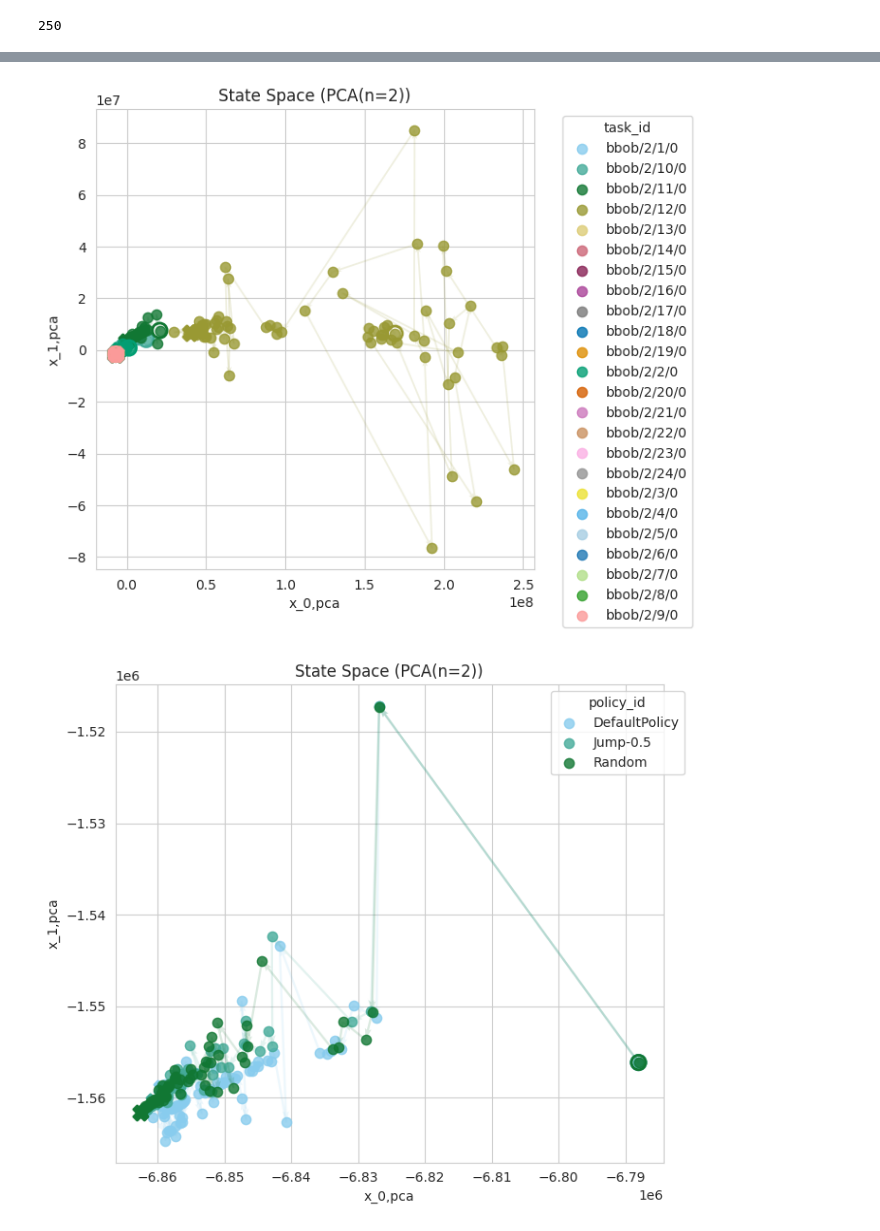
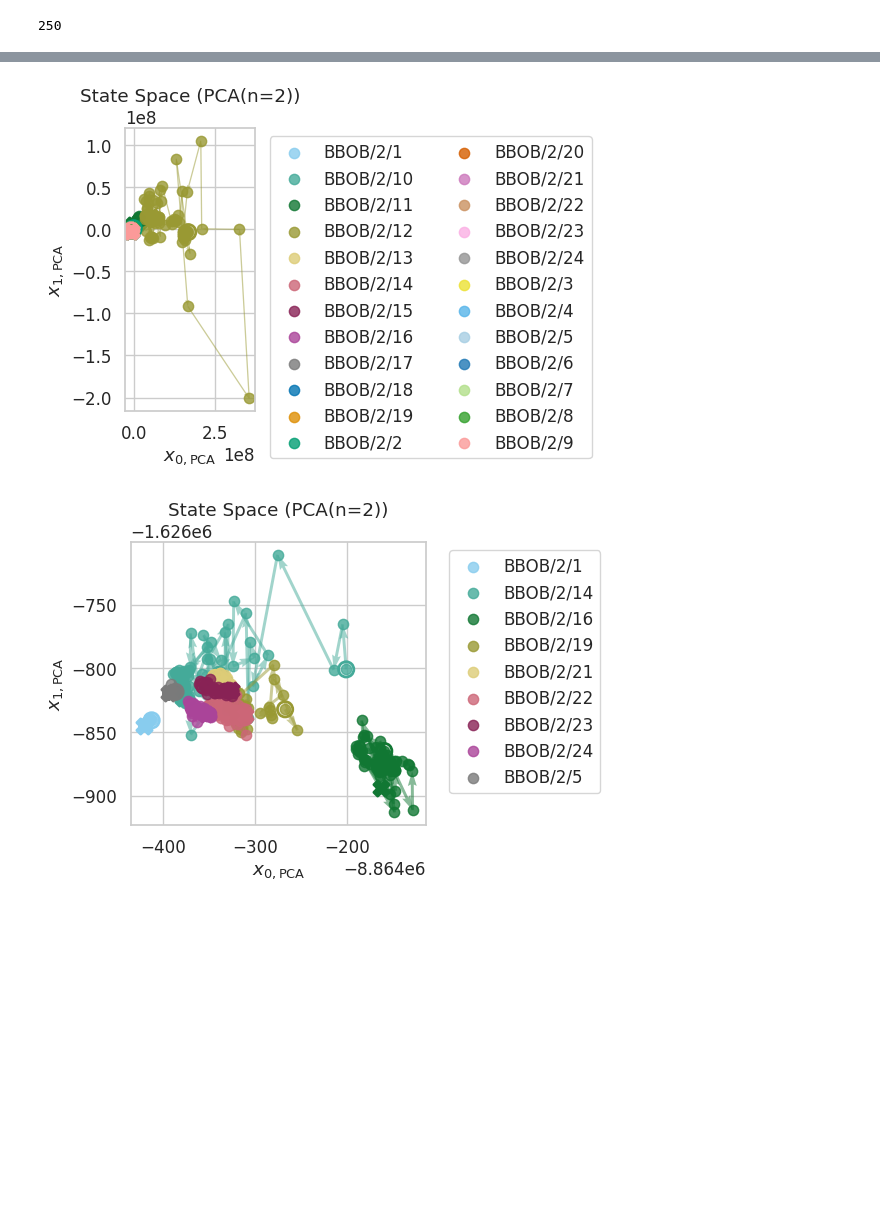
Before and after one commit to automl-private/dacboenv, a Jupyter notebook: notebooks/inspect_state_space.ipynb, the cells around one changed output, grey strips where cells are left out. Drawn from its saved outputs; the diff is of its cells as text; code cells hidden in the pictures; blank space fills up the shorter version.

```diff
--- a/notebooks/inspect_state_space.ipynb
+++ b/notebooks/inspect_state_space.ipynb
@@ -39,9 +39,15 @@ def load_obs(filenames: list[str]) -> tuple[pd.DataFrame, list[str]]:
         obs = obs.drop(columns="observation").join(expanded)
         policy_id = cfg.policy_id if hasattr(cfg, "policy_id") else rundir.parts[-8]
         obs["policy_id"] = policy_id
+        other_cols = [c for c in obs.columns if c not in obs_keys]
+        obs = obs.rename(columns={"tsp": "tsd", "tsp_best": "tsd_best"})
+        obs_keys = [c for c in obs.columns if c not in other_cols]
         obs = add_metadata_to_dict(obs, cfg)
         observations.append(obs)
     observations = pd.concat(observations).reset_index(drop=True)
+    observations["task_id"] = observations["task_id"].map(lambda x: x.replace("bbob", "BBOB"))
+    observations["task_id"] = observations["task_id"].map(lambda x: x[:-2] if x.startswith("BBOB") else x)
+
     return observations, obs_keys
 
 def apply_pca_reduction(obs, obs_keys):
@@ -53,6 +59,7 @@ def apply_pca_reduction(obs, obs_keys):
     expanded.columns = [f"x_{i},pca" for i in range(X_pca.shape[-1])]
     return obs.drop(columns="X_pca").join(expanded)
 
+
 print(len(filenames))
 obs, obs_keys = load_obs(filenames)
 obs.to_csv("obs.csv")
@@ -183,36 +180,60 @@ Index(['reward', 'n_trials', 'incumbent_changes', 'trials_passed',
 
 if "x_1,pca" not in obs.columns:
     obs = apply_pca_reduction(obs, obs_keys)
+
 
 seed = 2
 
 # (1): one optimizer (default), many functions (hue)
 group = obs[
     (obs["optimizer_id"] == "DefaultPolicy") & \
     (obs["seed"] == seed) & \
     (obs["action_space_id"] == "WEI-cont")
 ]
-plot_time_progression_quiver(group, policy_col="task_id")
+plot_time_progression_quiver(
+    group, policy_col="task_id", suffix="diverse_tasks", legend_n_col=2)
+
+group = obs[
+    (obs["optimizer_id"] == "DefaultPolicy") & \
+    (obs["seed"] == seed) & \
+    (obs["task_id"] != "BBOB/2/12") & \
+    (obs["task_id"] != "BBOB/2/11") & \
+    (obs["task_id"] != "BBOB/2/10") & \
+    (obs["task_id"] != "BBOB/2/2") & \
+    (obs["task_id"] != "BBOB/2/6") & \
+    (obs["task_id"] != "BBOB/2/8") & \
+    (obs["task_id"] != "BBOB/2/7") & \
+    (obs["task_id"] != "BBOB/2/9") & \
+    (obs["task_id"] != "BBOB/2/20") & \
+    (obs["task_id"] != "BBOB/2/18") & \
+    (obs["task_id"] != "BBOB/2/13") & \
+    (obs["task_id"] != "BBOB/2/17") & \
+    (obs["task_id"] != "BBOB/2/3") & \
+    (obs["task_id"] != "BBOB/2/4") & \
+    (obs["task_id"] != "BBOB/2/15") & \
+    (obs["action_space_id"] == "WEI-cont")
+]
+plot_time_progression_quiver(group, policy_col="task_id", suffix="diverse_tasks_reduced")
 
 # (2): one task, many optimizers
-task_id = "bbob/2/20/0"
+task_id = "BBOB/2/20"
 group = obs[
     (obs["task_id"] == task_id) & \
     (obs["seed"] == seed) & \
     (obs["action_space_id"] == "WEI-cont")
     # (obs["optimizer_id"] == "Jump-0.5")
 ]
 plot_time_progression_quiver(group)
 
 # (3): one optimizer (default), two action spaces
-task_id = "bbob/2/20/0"
+task_id = "BBOB/2/20"
 group = obs[
     (obs["task_id"] == task_id) & \
     (obs["seed"] == seed) & \
     # (obs["action_space_id"] == "") & \
     (obs["optimizer_id"] == "Random")
 ]
 plot_time_progression_quiver(group, policy_col="action_space_id")
 # %% [output]
-[figure, old version]
+[figure, new version]
-[figure, old version]
+[figure, new version]
```
Also changed, not shown: parts of 8 cells of this notebook, 6 other files.
